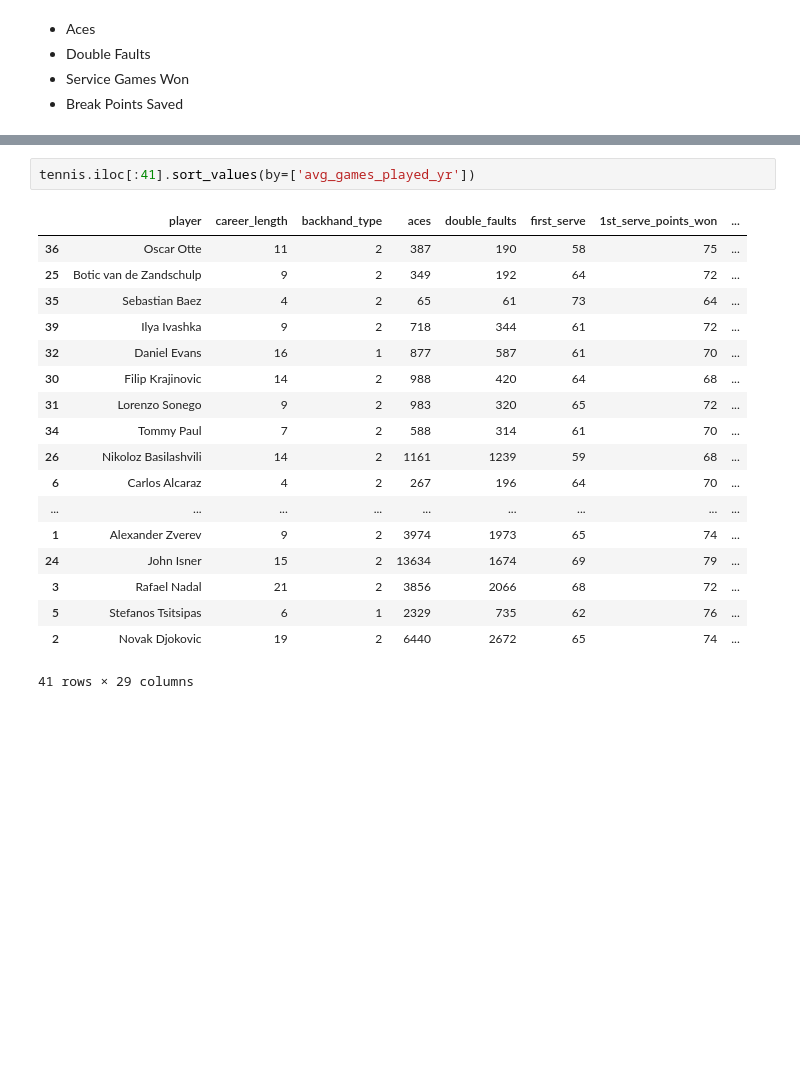
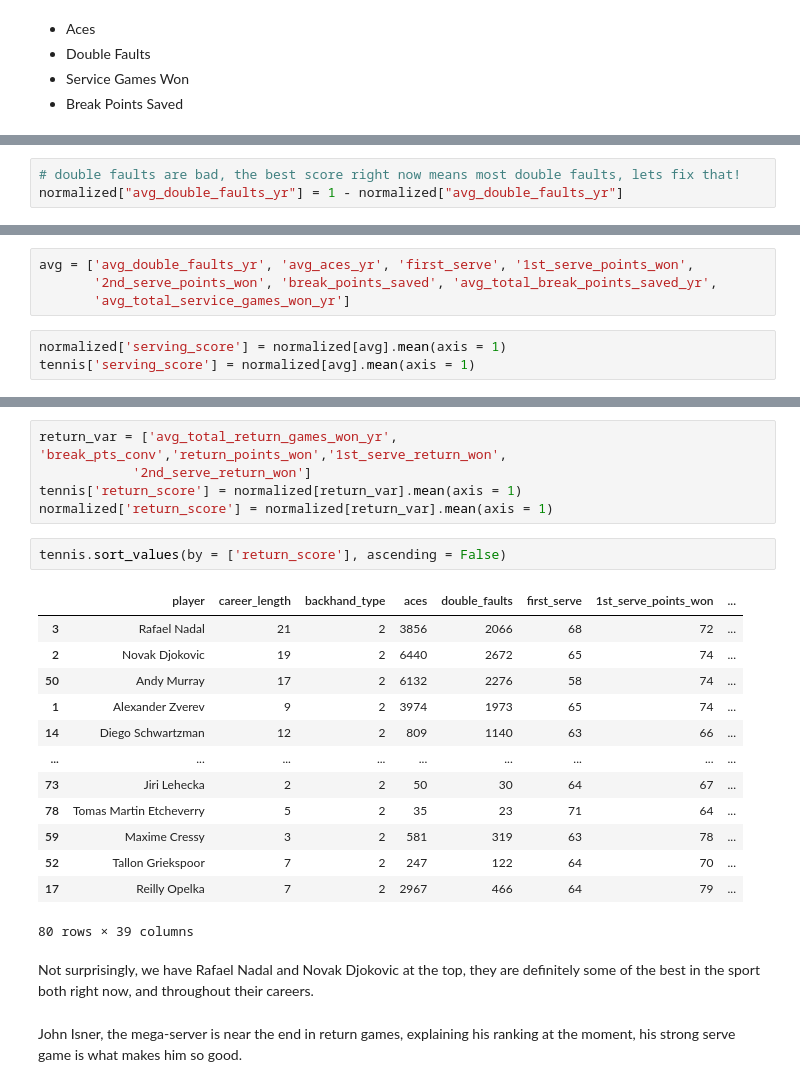
Before and after one commit to uodonnell/TennisEDA, a Jupyter notebook: notebook.ipynb, the cells around one changed output, grey strips where cells are left out. Cells and saved outputs as stored; diff of their text form; blank space fills up the shorter version.

Commit message:
Added some exploration/ranking

```diff
--- a/notebook.ipynb
+++ b/notebook.ipynb
@@ -231,0 +323,3 @@ Let's try to see who finishes their matches the quickest. This will provide some
+# %%
+# double faults are bad, the best score right now means most double faults, lets fix that!
+normalized["avg_double_faults_yr"] = 1 - normalized["avg_double_faults_yr"]
@@ -231,0 +343,7 @@ Let's try to see who finishes their matches the quickest. This will provide some
+# %%
+avg = ['avg_double_faults_yr', 'avg_aces_yr', 'first_serve', '1st_serve_points_won',
+       '2nd_serve_points_won', 'break_points_saved', 'avg_total_break_points_saved_yr',
+       'avg_total_service_games_won_yr']
+# %%
+normalized['serving_score'] = normalized[avg].mean(axis = 1)
+tennis['serving_score'] = normalized[avg].mean(axis = 1)
@@ -232,21 +474,25 @@ Let's try to see who finishes their matches the quickest. This will provide some
+# %%
+return_var = ['avg_total_return_games_won_yr', 'break_pts_conv','return_points_won','1st_serve_return_won',
+            '2nd_serve_return_won']
+tennis['return_score'] = normalized[return_var].mean(axis = 1)
+normalized['return_score'] = normalized[return_var].mean(axis = 1)
 # %%
-tennis.iloc[:41].sort_values(by=['avg_games_played_yr'])
+tennis.sort_values(by = ['return_score'], ascending = False)
 # %% [output]
 |  | player | career_length | backhand_type | aces | double_faults | first_serve | 1st_serve_points_won | ... |
-| 36 | Oscar Otte | 11 | 2 | 387 | 190 | 58 | 75 | ... |
-| 25 | Botic van de Zandschulp | 9 | 2 | 349 | 192 | 64 | 72 | ... |
-| 35 | Sebastian Baez | 4 | 2 | 65 | 61 | 73 | 64 | ... |
-| 39 | Ilya Ivashka | 9 | 2 | 718 | 344 | 61 | 72 | ... |
-| 32 | Daniel Evans | 16 | 1 | 877 | 587 | 61 | 70 | ... |
-| 30 | Filip Krajinovic | 14 | 2 | 988 | 420 | 64 | 68 | ... |
-| 31 | Lorenzo Sonego | 9 | 2 | 983 | 320 | 65 | 72 | ... |
-| 34 | Tommy Paul | 7 | 2 | 588 | 314 | 61 | 70 | ... |
-| 26 | Nikoloz Basilashvili | 14 | 2 | 1161 | 1239 | 59 | 68 | ... |
-| 6 | Carlos Alcaraz | 4 | 2 | 267 | 196 | 64 | 70 | ... |
+| 3 | Rafael Nadal | 21 | 2 | 3856 | 2066 | 68 | 72 | ... |
+| 2 | Novak Djokovic | 19 | 2 | 6440 | 2672 | 65 | 74 | ... |
+| 50 | Andy Murray | 17 | 2 | 6132 | 2276 | 58 | 74 | ... |
+| 1 | Alexander Zverev | 9 | 2 | 3974 | 1973 | 65 | 74 | ... |
+| 14 | Diego Schwartzman | 12 | 2 | 809 | 1140 | 63 | 66 | ... |
 | ... | ... | ... | ... | ... | ... | ... | ... | ... |
-| 1 | Alexander Zverev | 9 | 2 | 3974 | 1973 | 65 | 74 | ... |
-| 24 | John Isner | 15 | 2 | 13634 | 1674 | 69 | 79 | ... |
-| 3 | Rafael Nadal | 21 | 2 | 3856 | 2066 | 68 | 72 | ... |
-| 5 | Stefanos Tsitsipas | 6 | 1 | 2329 | 735 | 62 | 76 | ... |
-| 2 | Novak Djokovic | 19 | 2 | 6440 | 2672 | 65 | 74 | ... |
+| 73 | Jiri Lehecka | 2 | 2 | 50 | 30 | 64 | 67 | ... |
+| 78 | Tomas Martin Etcheverry | 5 | 2 | 35 | 23 | 71 | 64 | ... |
+| 59 | Maxime Cressy | 3 | 2 | 581 | 319 | 63 | 78 | ... |
+| 52 | Tallon Griekspoor | 7 | 2 | 247 | 122 | 64 | 70 | ... |
+| 17 | Reilly Opelka | 7 | 2 | 2967 | 466 | 64 | 79 | ... |
-41 rows × 29 columns
+80 rows × 39 columns
+# %% [markdown]
+Not surprisingly, we have Rafael Nadal and Novak Djokovic at the top, they are definitely some of the best in the sport both right now, and throughout their careers.
+# %% [markdown]
+John Isner, the mega-server is near the end in return games, explaining his ranking at the moment, his strong serve game is what makes him so good.
```
Also changed, not shown: parts of 49 cells of this notebook.
